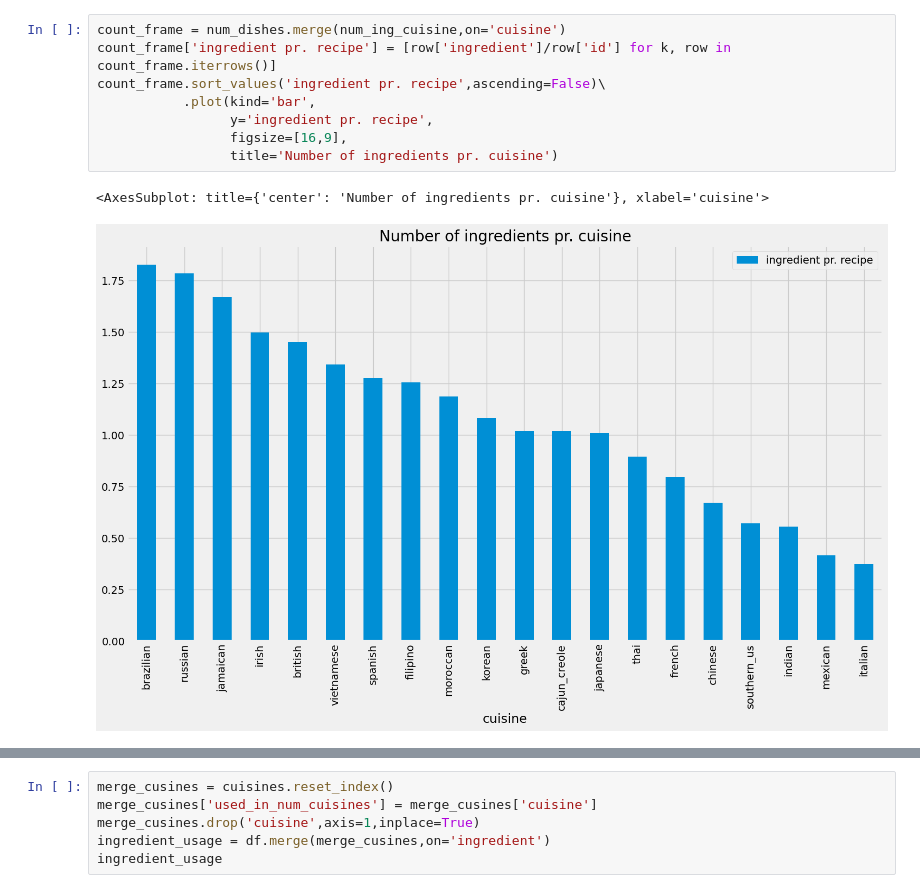
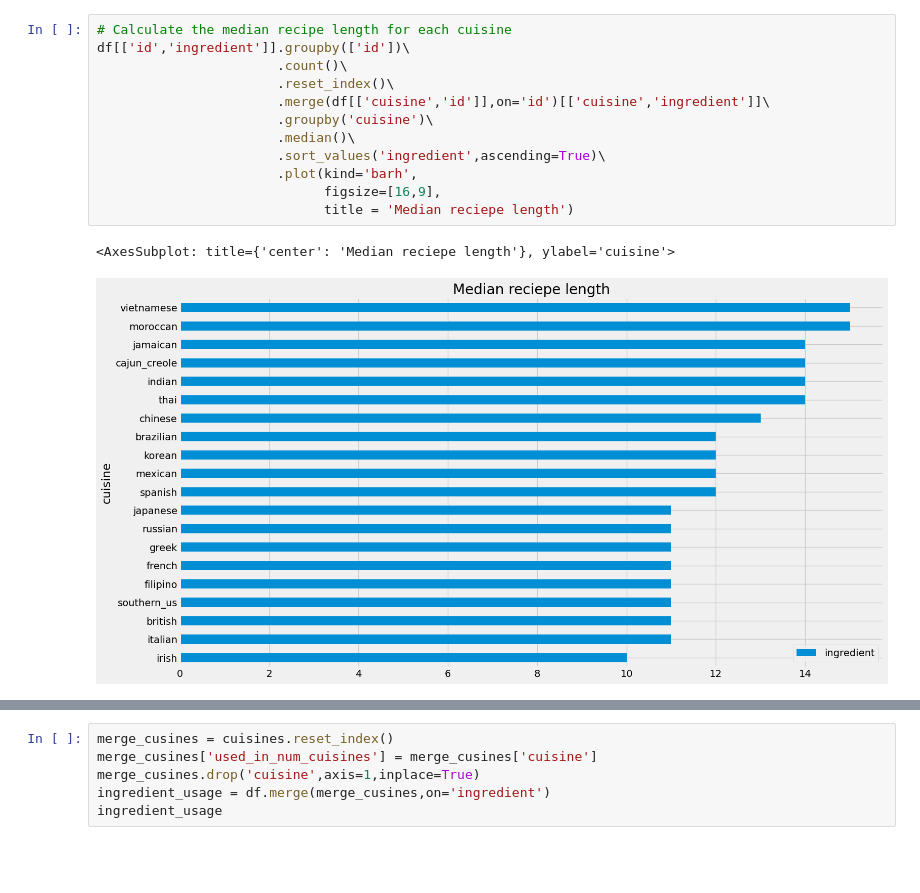
Before and after one commit to Askenm/AASAMC, a Jupyter notebook: src/EDA.ipynb, the cells around one changed output, grey strips where cells are left out. Cells and saved outputs as stored; diff of their text form; blank space fills up the shorter version.

```diff
--- a/src/EDA.ipynb
+++ b/src/EDA.ipynb
@@ -70,12 +72,16 @@ num_ing_cuisine.plot(kind='bar',figsize=[16,9],title='Number of ingredients pr.
 [figure]
-# %%
-count_frame = num_dishes.merge(num_ing_cuisine,on='cuisine')
-count_frame['ingredient pr. recipe'] = [row['ingredient']/row['id'] for k, row in count_frame.iterrows()]
-count_frame.sort_values('ingredient pr. recipe',ascending=False)\
-           .plot(kind='bar',
-                 y='ingredient pr. recipe',
-                 figsize=[16,9],
-                 title='Number of ingredients pr. cuisine')
-# %% [output]
-<AxesSubplot: title={'center': 'Number of ingredients pr. cuisine'}, xlabel='cuisine'>
-[figure, removed]
+# %%
+# Calculate the median recipe length for each cuisine
+df[['id','ingredient']].groupby(['id'])\
+                       .count()\
+                       .reset_index()\
+                       .merge(df[['cuisine','id']],on='id')[['cuisine','ingredient']]\
+                       .groupby('cuisine')\
+                       .median()\
+                       .sort_values('ingredient',ascending=True)\
+                       .plot(kind='barh',
+                             figsize=[16,9],
+                             title = 'Median reciepe length')
+# %% [output]
+<AxesSubplot: title={'center': 'Median reciepe length'}, ylabel='cuisine'>
+[figure, added]
```
Also changed, not shown: parts of 43 cells of this notebook.
